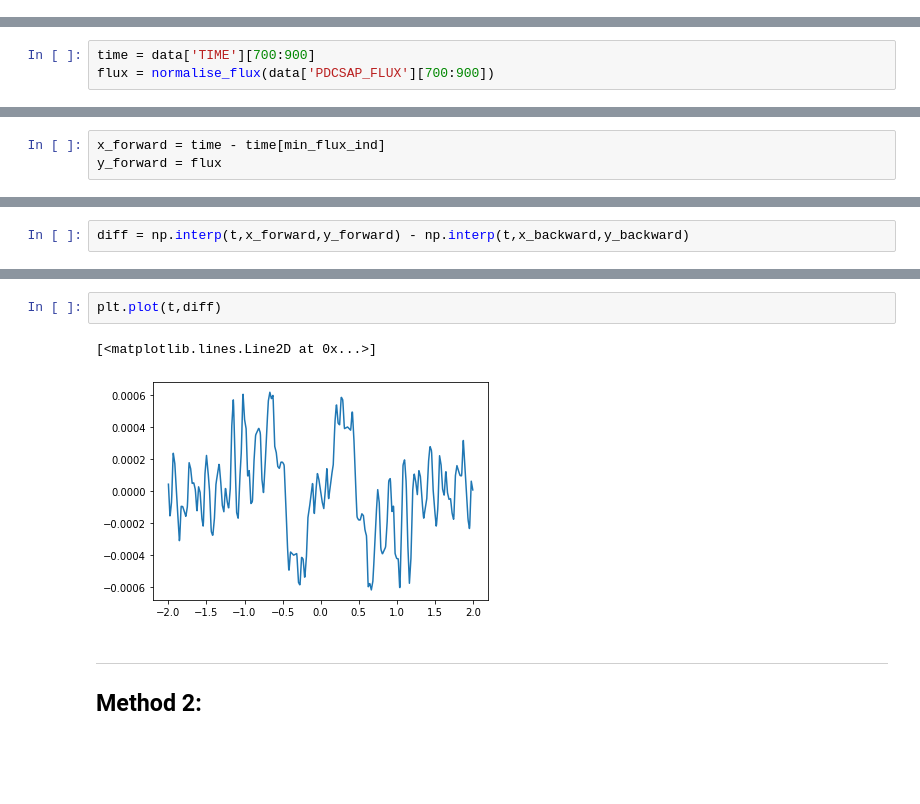
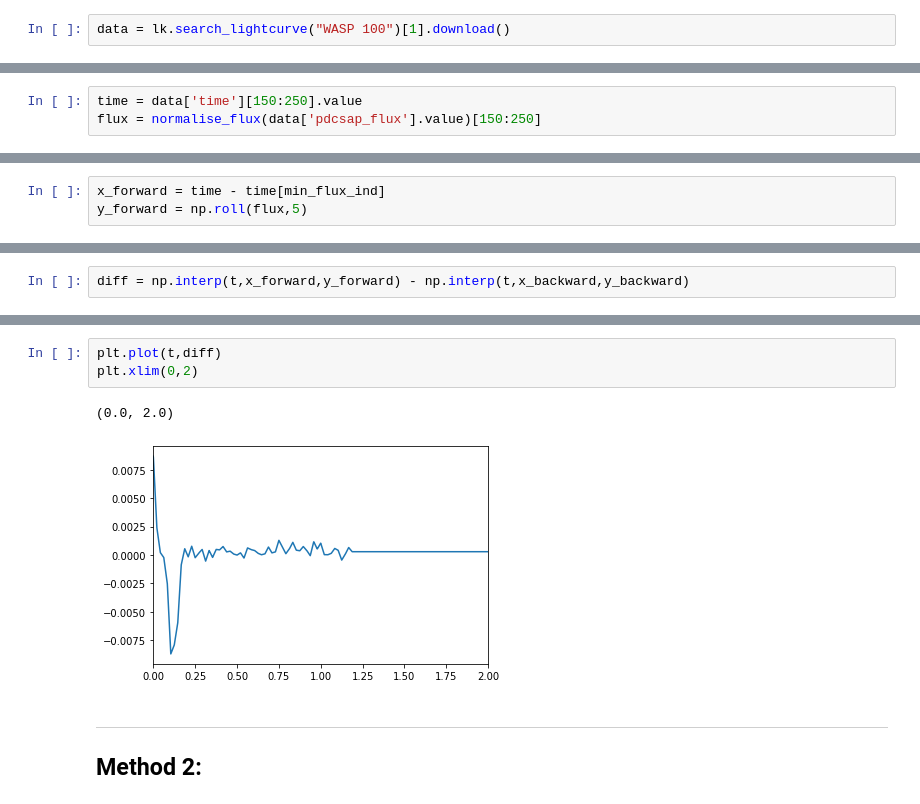
Before and after one commit to azibn/automated_exocomet_hunt, a Jupyter notebook: notebooks/redefine_asymmetry.ipynb, the cells around one changed output, grey strips where cells are left out. Saved outputs shown, nothing was run; the diff lists cells and outputs as text; blank space fills up the shorter version.

```diff
--- a/notebooks/redefine_asymmetry.ipynb
+++ b/notebooks/redefine_asymmetry.ipynb
@@ -8,0 +11,2 @@ data, lc_info = import_lightcurve("betapic/fits/hlsp_tess-spoc_tess_phot_0000000
+# %%
+data = lk.search_lightcurve("WASP 100")[1].download()
@@ -18,8 +27,8 @@ plt.axvline(data['TIME'][900])
 
 ## Method 1:
 # %%
-time = data['TIME'][700:900]
-flux = normalise_flux(data['PDCSAP_FLUX'][700:900])
+time = data['time'][150:250].value
+flux = normalise_flux(data['pdcsap_flux'].value)[150:250]
 # %%
 plt.figure(figsize=(20,10))
 plt.plot(time,flux)
@@ -40,6 +56,6 @@ plt.plot(time[::-1]-time[np.argmin(flux[::-1])],flux)
 # %%
 x_forward = time - time[min_flux_ind]
-y_forward = flux
+y_forward = np.roll(flux,5)
 # %%
 x_backward = (time[::-1]-time[np.argmin(flux[::-1])])[::-1]
 y_backward = flux[::-1]
@@ -63,8 +81,9 @@ plt.plot(t,np.interp(t,x_backward,y_backward))
 # %%
 plt.plot(t,diff)
+plt.xlim(0,2)
 # %% [output]
-[<matplotlib.lines.Line2D at 0x...>]
+(0.0, 2.0)
-[figure, old version]
+[figure, new version]
 # %% [markdown]
 ---
 
```
Also changed, not shown: parts of 17 cells of this notebook, 4 other files.
